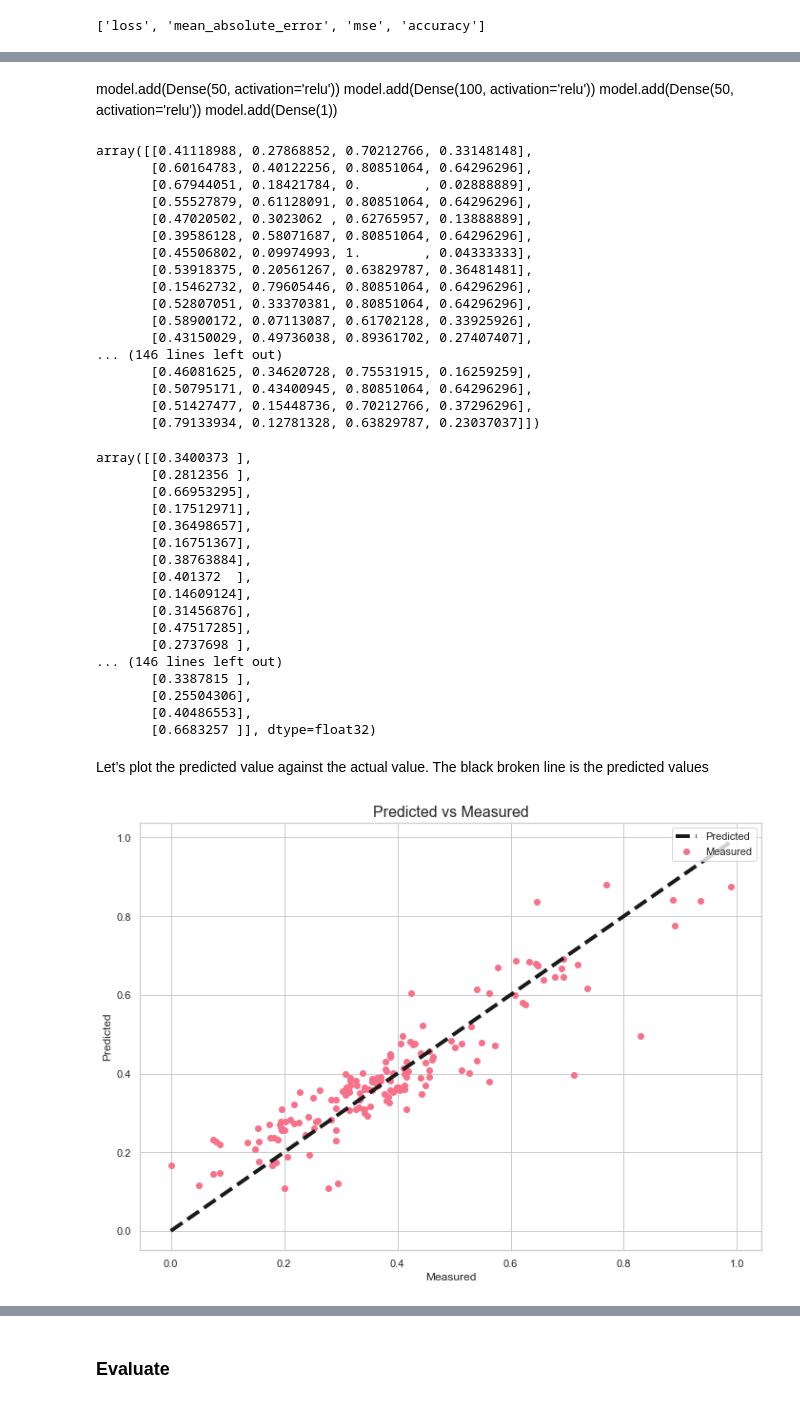
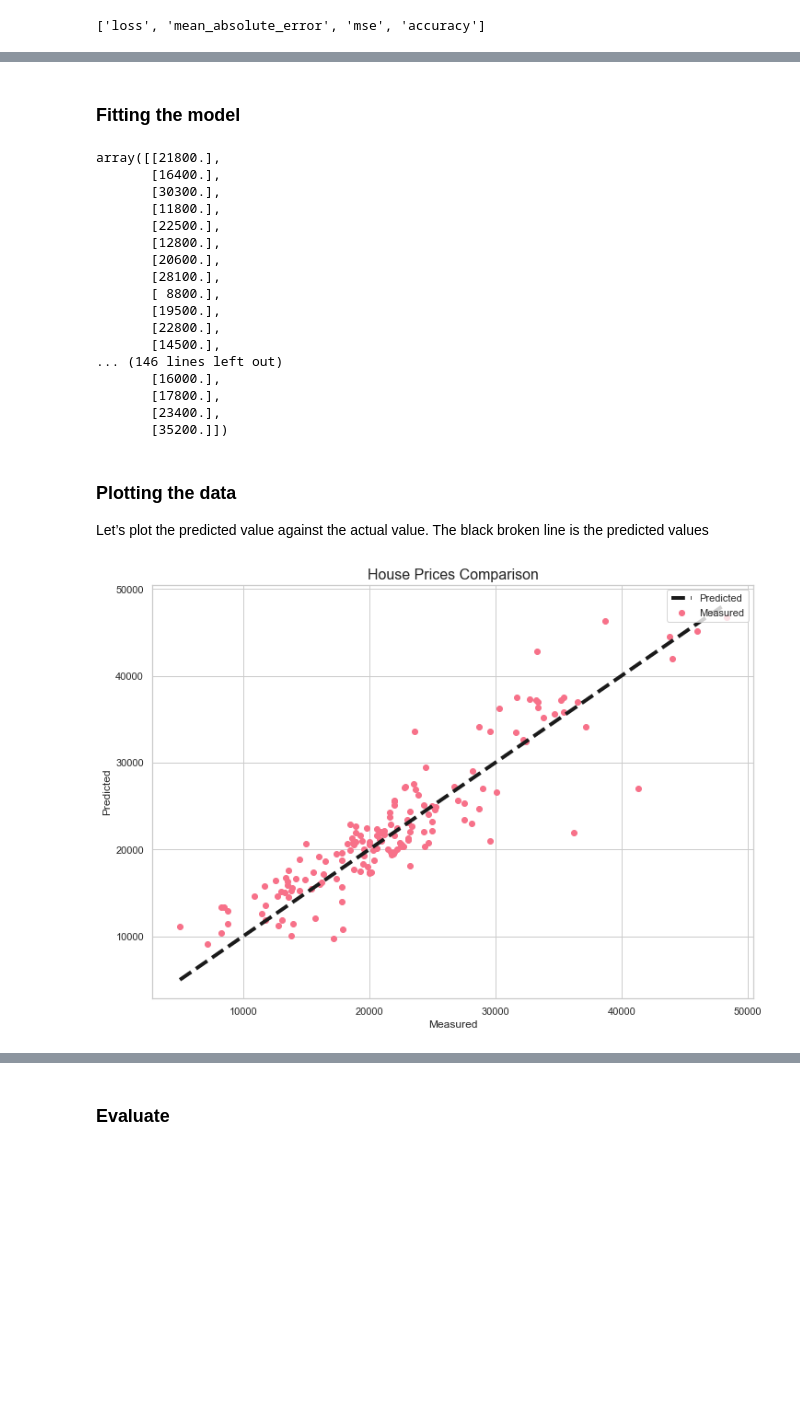
Before and after one commit to RitRa/MachineLearning-project, a Jupyter notebook: Machine Learning and Statistics Project 2019.ipynb, the cells around one changed output, grey strips where cells are left out. Saved outputs shown, nothing was run; the diff lists cells and outputs as text; code cells hidden in the pictures; blank space fills up the shorter version.

Commit message:
new plots saved

```diff
--- a/Machine Learning and Statistics Project 2019.ipynb
+++ b/Machine Learning and Statistics Project 2019.ipynb
@@ -655,69 +654,52 @@ test loss, test acc: [0.005898530227793266, 0.05785263329744339, 0.0058985310606
-# %% [markdown]
-model.add(Dense(50, activation='relu'))
-model.add(Dense(100, activation='relu'))
-model.add(Dense(50, activation='relu'))
-model.add(Dense(1))
-# %%
-X_test
-# %% [output]
-array([[0.41118988, 0.27868852, 0.70212766, 0.33148148],
-       [0.60164783, 0.40122256, 0.80851064, 0.64296296],
-       [0.67944051, 0.18421784, 0.        , 0.02888889],
-       [0.55527879, 0.61128091, 0.80851064, 0.64296296],
-       [0.47020502, 0.3023062 , 0.62765957, 0.13888889],
-       [0.39586128, 0.58071687, 0.80851064, 0.64296296],
-       [0.45506802, 0.09974993, 1.        , 0.04333333],
-       [0.53918375, 0.20561267, 0.63829787, 0.36481481],
-       [0.15462732, 0.79605446, 0.80851064, 0.64296296],
-       [0.52807051, 0.33370381, 0.80851064, 0.64296296],
-       [0.58900172, 0.07113087, 0.61702128, 0.33925926],
-       [0.43150029, 0.49736038, 0.89361702, 0.27407407],
-... (146 lines left out)
-       [0.46081625, 0.34620728, 0.75531915, 0.16259259],
-       [0.50795171, 0.43400945, 0.80851064, 0.64296296],
-       [0.51427477, 0.15448736, 0.70212766, 0.37296296],
-       [0.79133934, 0.12781328, 0.63829787, 0.23037037]])
+# %% [markdown]
+### Fitting the model
 # %%
-# fit the model to the training data
-y_prediction = model.predict(X_test)
-y_prediction
+# Fit the model to the test data
+predictions_labels  = model.predict(X_test)
+y_prediction  = scaler.inverse_transform(predictions_labels)
+
+y_test = scaler.inverse_transform(y_test)
 # %% [output]
-array([[0.3400373 ],
-       [0.2812356 ],
-       [0.66953295],
-       [0.17512971],
-       [0.36498657],
-       [0.16751367],
-       [0.38763884],
-       [0.401372  ],
-       [0.14609124],
-       [0.31456876],
-       [0.47517285],
-       [0.2737698 ],
+array([[21800.],
+       [16400.],
+       [30300.],
+       [11800.],
+       [22500.],
+       [12800.],
+       [20600.],
+       [28100.],
+       [ 8800.],
+       [19500.],
+       [22800.],
+       [14500.],
 ... (146 lines left out)
-       [0.3387815 ],
-       [0.25504306],
-       [0.40486553],
-       [0.6683257 ]], dtype=float32)
+       [16000.],
+       [17800.],
+       [23400.],
+       [35200.]])
 # %% [markdown]
+### Plotting the data
+
 Let’s plot the predicted value against the actual value. The black broken line is the predicted values
 # %%
 import matplotlib.pyplot as plt
 
 sns.set(style="whitegrid", palette="husl", rc={'figure.figsize':(11.7,8.27)})
 
 #fig, ax = plt.subplots()
 plt.scatter(y_test, y_prediction)
 plt.plot([y_test.min(), y_test.max()], [y_test.min(), y_test.max()], 'k--', lw=4)
 plt.xlabel('Measured')
 plt.ylabel('Predicted')
 plt.legend(['Predicted', 'Measured'], loc='upper right')
 
-title="Predicted vs Measured"
+plt.title('Linear regression on the Boston data set')
 
 # increasing font size
 plt.title(title, fontsize=16)
 
+# save plot
+plt.savefig('plots/neuralnetwork/prediction.png')
 plt.show()
 # %% [output]
-[figure, old version]
+[figure, new version]
```
Also changed, not shown: parts of 16 cells of this notebook, 29 other files.
